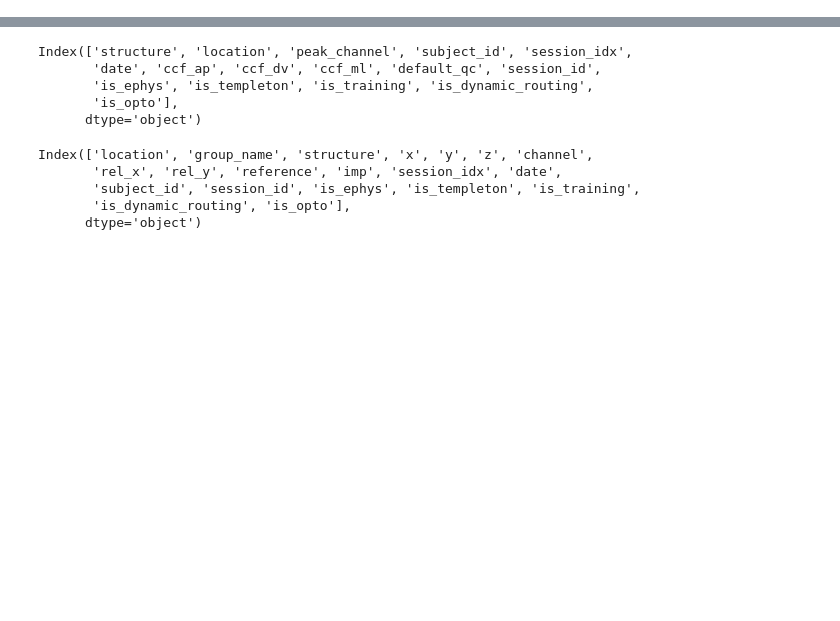
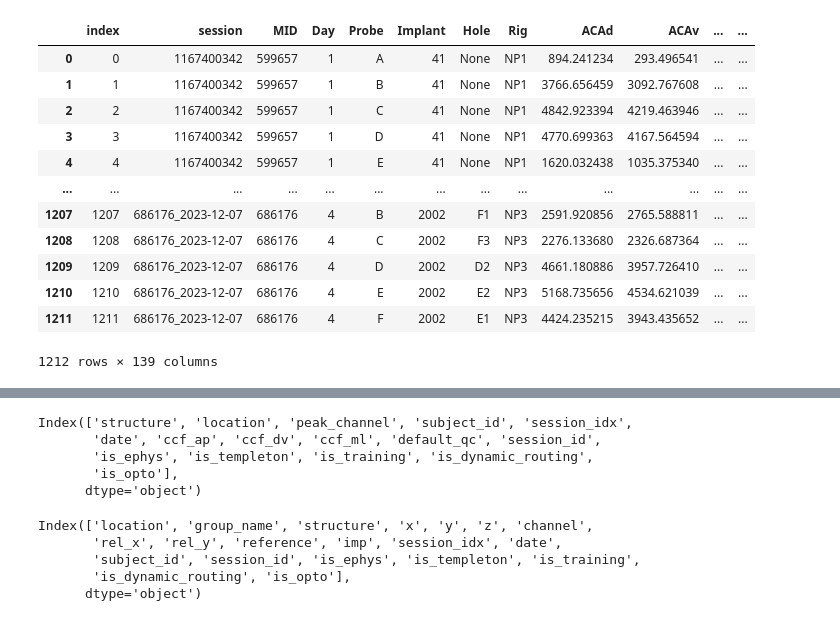
Before and after one commit to AllenInstitute/dynamicrouting-summary, a Jupyter notebook: src/dynamicrouting_summary/area_trajectories.ipynb, the cells around one changed output, grey strips where cells are left out. Drawn from its saved outputs; the diff is of its cells as text; code cells hidden in the pictures; blank space fills up the shorter version.

Commit message:
use cloud probe target db and start of callbacks

```diff
--- a/src/dynamicrouting_summary/area_trajectories.ipynb
+++ b/src/dynamicrouting_summary/area_trajectories.ipynb
@@ -45,0 +11,9 @@ areas_of_interest = df_min_distance.columns[8:].to_list()
+# %%
+connection = npc_lims.get_probe_target_db()
+
+cursor = connection.execute(
+    f"SELECT * FROM channel_ccf_coords"
+)
+channel_ccf_coords = cursor.fetchall()
+df_ccf = pd.DataFrame(channel_ccf_coords)[['session', 'Probe', 'Implant', 'Hole']]
+df_ccf
@@ -46,3 +34,25 @@ areas_of_interest = df_min_distance.columns[8:].to_list()
+# %%
+cursor = connection.execute(
+    f"SELECT * FROM min_distance_to_region"
+)
+min_distance = cursor.fetchall()
+df_min_distance = pd.DataFrame(min_distance)
+areas_of_interest = df_min_distance.columns[8:].to_list()
+df_min_distance
+# %% [output]
+|  | index | session | MID | Day | Probe | Implant | Hole | Rig | ACAd | ACAv | ... | ... |
+| 0 | 0 | 1167400342 | 599657 | 1 | A | 41 | None | NP1 | 894.241234 | 293.496541 | ... | ... |
+| 1 | 1 | 1167400342 | 599657 | 1 | B | 41 | None | NP1 | 3766.656459 | 3092.767608 | ... | ... |
+| 2 | 2 | 1167400342 | 599657 | 1 | C | 41 | None | NP1 | 4842.923394 | 4219.463946 | ... | ... |
+| 3 | 3 | 1167400342 | 599657 | 1 | D | 41 | None | NP1 | 4770.699363 | 4167.564594 | ... | ... |
+| 4 | 4 | 1167400342 | 599657 | 1 | E | 41 | None | NP1 | 1620.032438 | 1035.375340 | ... | ... |
+| ... | ... | ... | ... | ... | ... | ... | ... | ... | ... | ... | ... | ... |
+| 1207 | 1207 | 686176_2023-12-07 | 686176 | 4 | B | 2002 | F1 | NP3 | 2591.920856 | 2765.588811 | ... | ... |
+| 1208 | 1208 | 686176_2023-12-07 | 686176 | 4 | C | 2002 | F3 | NP3 | 2276.133680 | 2326.687364 | ... | ... |
+| 1209 | 1209 | 686176_2023-12-07 | 686176 | 4 | D | 2002 | D2 | NP3 | 4661.180886 | 3957.726410 | ... | ... |
+| 1210 | 1210 | 686176_2023-12-07 | 686176 | 4 | E | 2002 | E2 | NP3 | 5168.735656 | 4534.621039 | ... | ... |
+| 1211 | 1211 | 686176_2023-12-07 | 686176 | 4 | F | 2002 | E1 | NP3 | 4424.235215 | 3943.435652 | ... | ... |
+1212 rows × 139 columns
 # %%
 units = pq.ParquetDataset(npc_lims.get_cache_path('units'))
 units.schema
```
Also changed, not shown: parts of 21 cells of this notebook, 1 other file.
